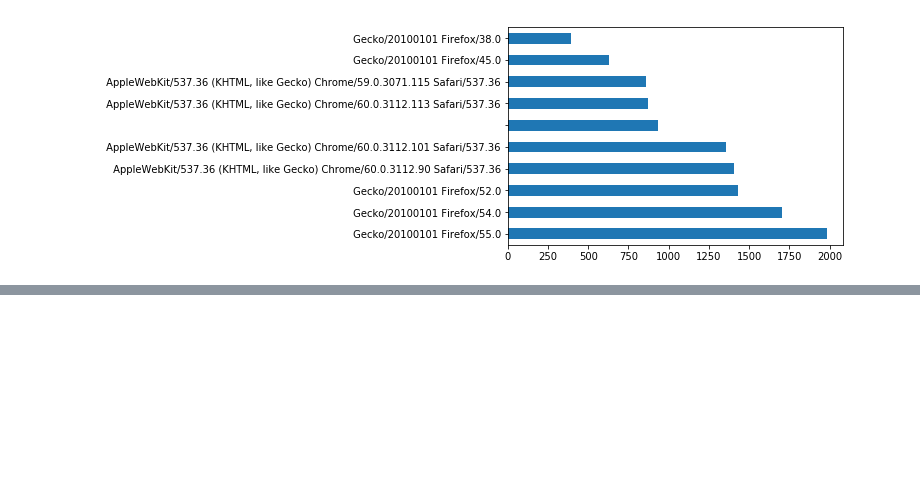
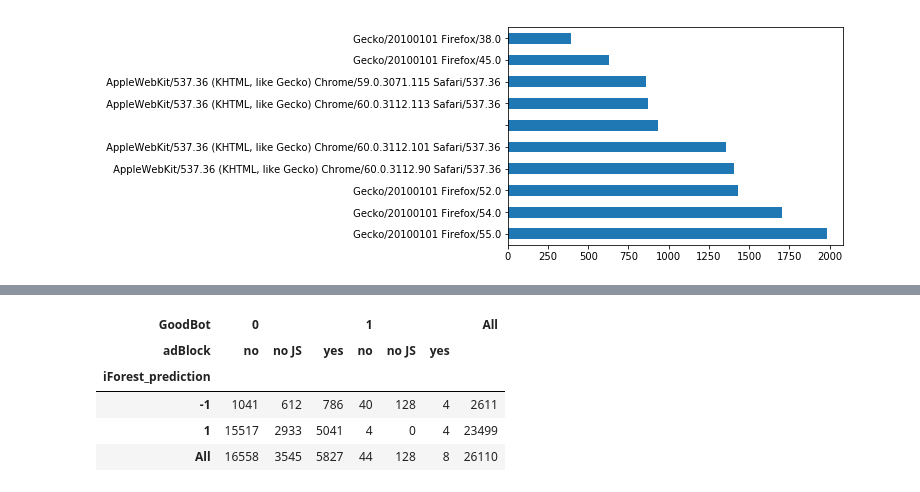
Before and after one commit to astarr8181/fp_bots, a Jupyter notebook: csv_prev.ipynb, the cells around one changed output, grey strips where cells are left out. Cells and saved outputs as stored; diff of their text form; code cells hidden in the pictures; blank space fills up the shorter version.

```diff
--- a/csv_prev.ipynb
+++ b/csv_prev.ipynb
@@ -232,0 +250,28 @@ pd.crosstab(df.timezone_to_GMT, df.frequent_id_notGoodBot,  margins=True)
+# %%
+# multicolumn label encoder (borrowed from Stockoverflow) to encode categorical values
+class MultiColumnLabelEncoder:
+    def __init__(self,columns = None):
+        self.columns = columns # array of column names to encode
+
+    def fit(self,X,y=None):
+        return self # not relevant here
+
+    def transform(self,X):
+        '''
+        Transforms columns of X specified in self.columns using
+        LabelEncoder(). If no columns specified, transforms all
+        columns in X.
+        '''
+        output = X.copy()
+        if self.columns is not None:
+            for col in self.columns:
+                output[col] = LabelEncoder().fit_transform(output[col])
+        else:
+            for colname,col in output.iteritems():
+                output[colname] = LabelEncoder().fit_transform(col)
+        return output
+
+    def fit_transform(self,X,y=None):
+        return self.fit(X,y).transform(X)
+# %%
+MCLE = MultiColumnLabelEncoder(columns = None).fit_transform(df)
@@ -232,0 +303,9 @@ pd.crosstab(df.timezone_to_GMT, df.frequent_id_notGoodBot,  margins=True)
+# %%
+pd.crosstab(df.iForest_prediction, [df.GoodBot, df.adBlock],  margins=True)
+# %% [output]
+| GoodBot | 0 |  |  | 1 |  |  | All |
+| adBlock | no | no JS | yes | no | no JS | yes |  |
+| iForest_prediction |  |  |  |  |  |  |  |
+| -1 | 1041 | 612 | 786 | 40 | 128 | 4 | 2611 |
+| 1 | 15517 | 2933 | 5041 | 4 | 0 | 4 | 23499 |
+| All | 16558 | 3545 | 5827 | 44 | 128 | 8 | 26110 |
```
Also changed, not shown: parts of 9 cells of this notebook.
